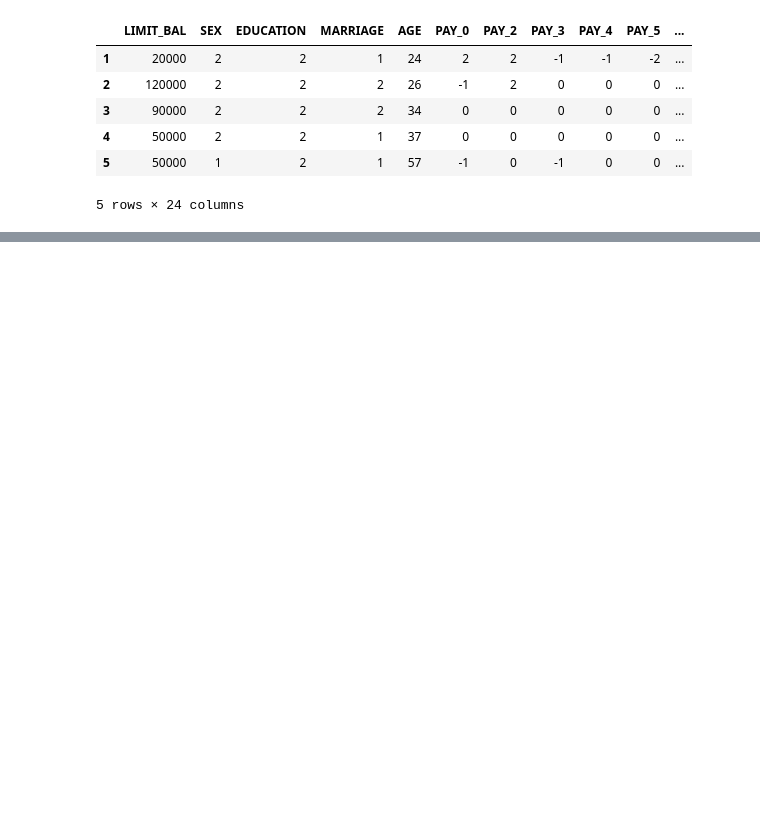
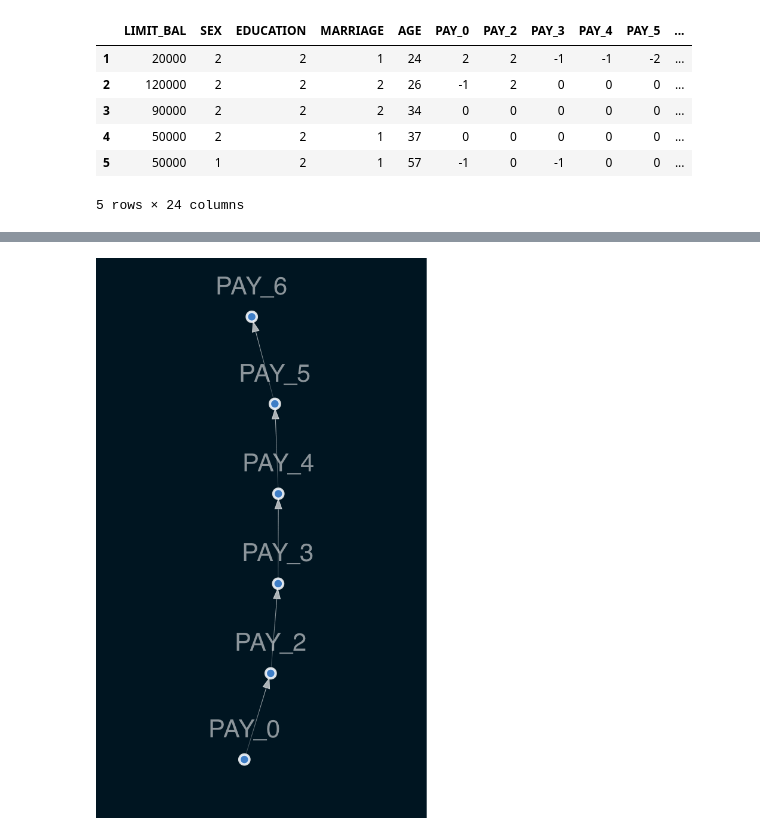
Before and after one commit to juanfpena/credit_card_fraud_model, a Jupyter notebook: main/credit.ipynb, the cells around one changed output, grey strips where cells are left out. Cells and saved outputs as stored; diff of their text form; code cells hidden in the pictures; blank space fills up the shorter version.

```diff
--- a/main/credit.ipynb
+++ b/main/credit.ipynb
@@ -65,24 +118,17 @@ sm.add_edges_from([
     ('PAY_4', 'PAY_5'),
     ('PAY_5', 'PAY_6'),
     ])
-
-sm.add_edges_from([
-    ('BILL_AMT1', 'PAY_AMT1'),
-    ('BILL_AMT2', 'PAY_AMT2'),
-    ('BILL_AMT3', 'PAY_AMT3'),
-    ('BILL_AMT4', 'PAY_AMT4'),
-    ('BILL_AMT5', 'PAY_AMT5'),
-    ('BILL_AMT6', 'PAY_AMT6'),
-    ])
 # %%
 from IPython.display import Image
 from causalnex.plots import plot_structure, NODE_STYLE, EDGE_STYLE
 
 viz = plot_structure(
     sm,
     graph_attributes={'scale': '0.5'},
     all_node_attributes=NODE_STYLE.WEAK,
     all_edge_attributes=EDGE_STYLE.WEAK
 )
 
-# Image(viz.draw(format='png'))
+Image(viz.draw(format='png'))
+# %% [output]
+[figure, added]
```
Also changed, not shown: parts of 16 cells of this notebook, 2 other files.
